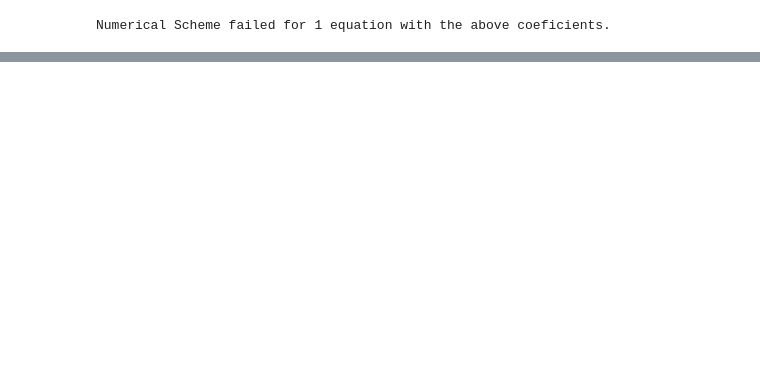
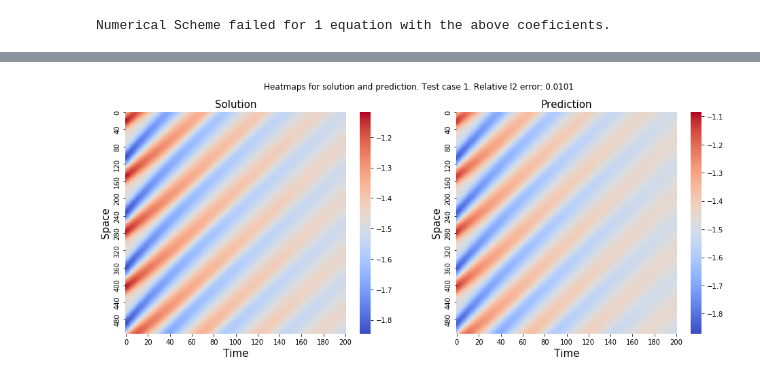
Before and after one commit to andrisger/Feature-Engineering-with-Regularity-Structures, a Jupyter notebook: Burgers_Numerics2.ipynb, the cells around one changed output, grey strips where cells are left out. Drawn from its saved outputs; the diff is of its cells as text; code cells hidden in the pictures; blank space fills up the shorter version.

Commit message:
Add files via upload
fixed the issue of the wrong test cases comparison

```diff
--- a/Burgers_Numerics2.ipynb
+++ b/Burgers_Numerics2.ipynb
@@ -23,7 +21,7 @@ T, X = Burgers_true[0].index.values, Burgers_true[0].columns.values.astype('floa
 noise = 0.01
 
 Burgers_noise = np.array([B+np.random.normal(scale = noise*np.abs(B).mean().mean(), size = (len(T),len(X))) for B in Burgers_true])
-for i in range(120):
+for i in range(num_samples):
     Burgers_noise[i, :, -1] = Burgers_noise[i, :, 0]
 
 Burgers_noise_df = [pd.DataFrame(B, index = T, columns = X) for B in Burgers_noise]
@@ -58,10 +58,12 @@ Creating Model
 experiment_noise.fit_training_model() # Linear fit for Step 2 of Algorithm 2
 experiment_noise.learn_with_fitted() # Recurcive steps 3 & 4 of Algorithm 2
 # %%
-# Predicted values on tne noisy
+# Predicted values on tne noisy data
 
 Prediction_noise = experiment_noise.to_df_list()
 
-er_noise = show.errors(Burgers_true, Prediction_noise)
+show_prediction = summary(experiment_noise.test)
+
+er_noise = show_prediction.errors(Burgers_true, Prediction_noise)
 print('')
-av_er_noise = show.errors(Burgers_true, Prediction_noise, full = False, maxi = True)
+av_er_noise = show_prediction.errors(Burgers_true, Prediction_noise, full = False, maxi = True)
@@ -114,0 +126,4 @@ Maximum relative error among test cases: 0.9418865932301519
+# %%
+show_prediction.full_comparison(0, Burgers_true, Prediction_noise)
+# %% [output]
+[figure, added]
```
Also changed, not shown: parts of 6 cells of this notebook.
